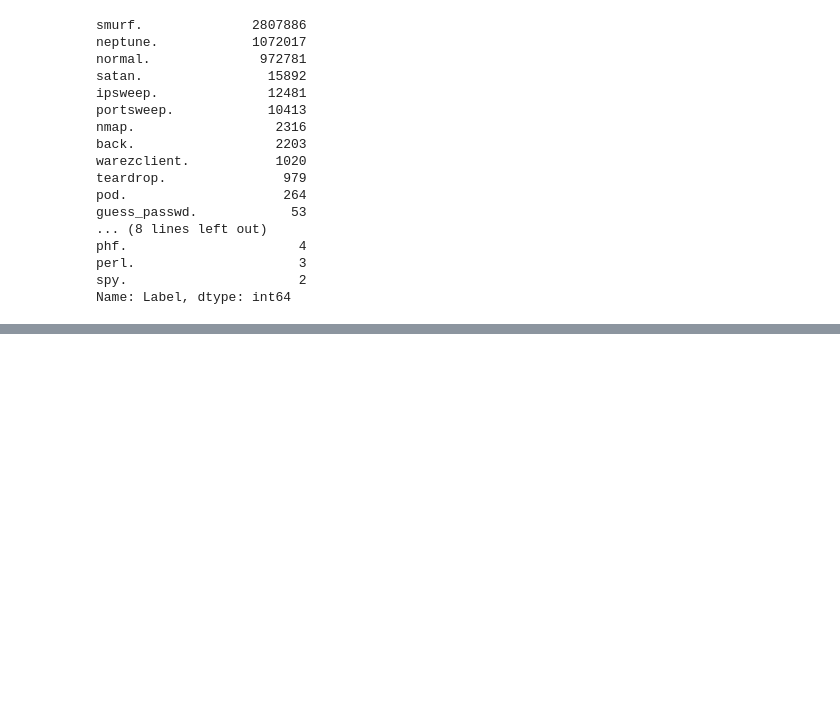
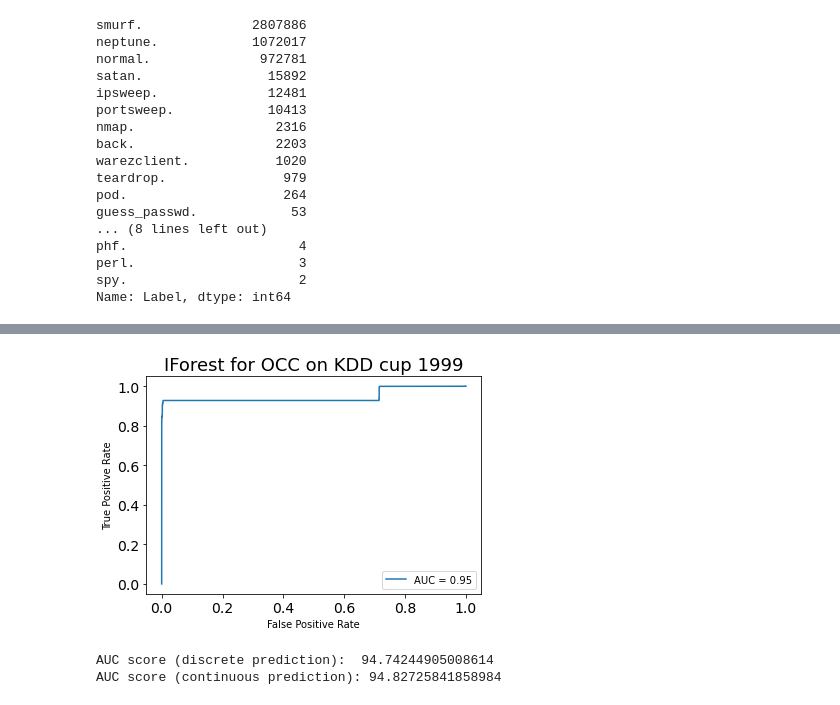
Before and after one commit to 1920ku/Anomaly-Detection-in-Network-Traffic, a Jupyter notebook: Untitled.ipynb, the cells around one changed output, grey strips where cells are left out. Drawn from its saved outputs; the diff is of its cells as text; code cells hidden in the pictures; blank space fills up the shorter version.

```diff
--- a/Untitled.ipynb
+++ b/Untitled.ipynb
@@ -89,0 +173,34 @@ Name: Label, dtype: int64
+# %%
+from sklearn.compose import ColumnTransformer
+from sklearn.ensemble import IsolationForest
+from sklearn.neighbors import LocalOutlierFactor
+from sklearn.pipeline import make_pipeline
+from sklearn.preprocessing import (
+    OneHotEncoder,
+    OrdinalEncoder,
+    RobustScaler,
+    StandardScaler,
+)
+categorical_columns = ["protocol_type", "service", "flag"]
+
+ordinal_encoder = OrdinalEncoder(
+    handle_unknown="use_encoded_value", unknown_value=-1
+)
+preprocessor = ColumnTransformer(
+    transformers=[
+        ("categorical", ordinal_encoder, categorical_columns),
+    ],
+    remainder="passthrough",
+)
+x = preprocessor.fit_transform(x)
+y = np.where(y == 'normal.',1,0)
+# %%
+x_train, x_test, y_train, y_test = train_test_split(x ,y , test_size = 0.2, random_state = 42)
+x_train = df_normal.drop('Label', axis = 1)
+x_train = preprocessor.fit_transform(x_train)
+# %%
+iforest = IsolationForest(n_estimators=100, bootstrap=True, random_state=42)
+iforest.fit(x_train)
+y_pred1 = iforest.predict(x_test)
+y_pred1 = np.where(y_pred1 == 1, 1, 0)
+y_pred2 = iforest.decision_function(x_test)
@@ -89,0 +234,22 @@ Name: Label, dtype: int64
+# %%
+import math
+import matplotlib.pyplot as plt
+from sklearn.metrics import RocCurveDisplay, roc_auc_score, roc_curve, auc
+
+fpr, tpr, thresholds = roc_curve(y_test, y_pred2)
+roc_auc = auc(fpr, tpr)
+curve = RocCurveDisplay(fpr=fpr, tpr=tpr,roc_auc=roc_auc)
+curve.plot()
+plt.title("IForest for OCC on KDD cup 1999")
+plt.show()
+# %% [output]
+[figure, added]
+# %%
+from sklearn.metrics import roc_auc_score
+auc1 = roc_auc_score(y_test, y_pred1)
+auc2 = roc_auc_score(y_test, y_pred2)
+print("AUC score (discrete prediction): ", auc1 * 100)
+print("AUC score (continuous prediction):", auc2 * 100)
+# %% [output]
+AUC score (discrete prediction):  94.74244905008614
+AUC score (continuous prediction): 94.82725841858984
```
Also changed, not shown: parts of 44 cells of this notebook.
